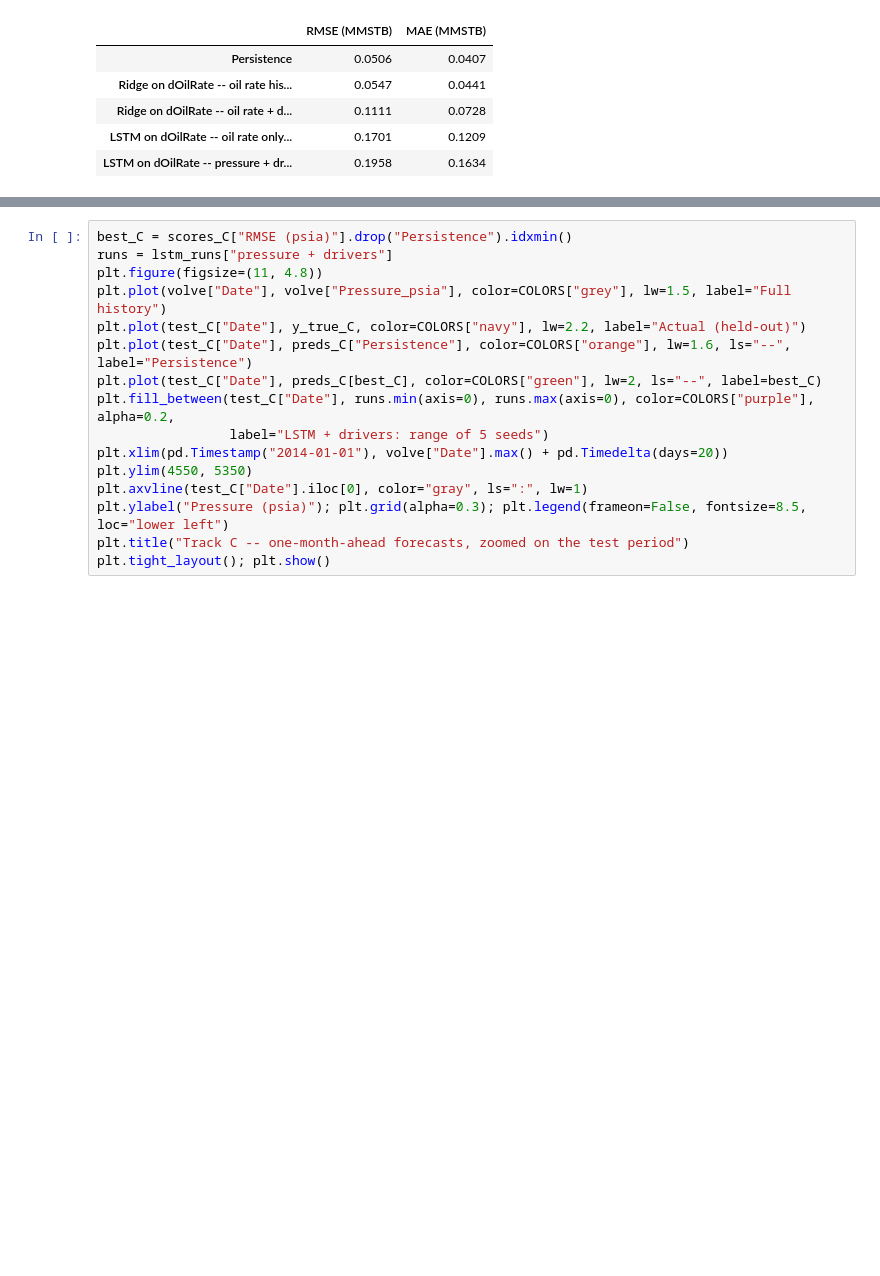
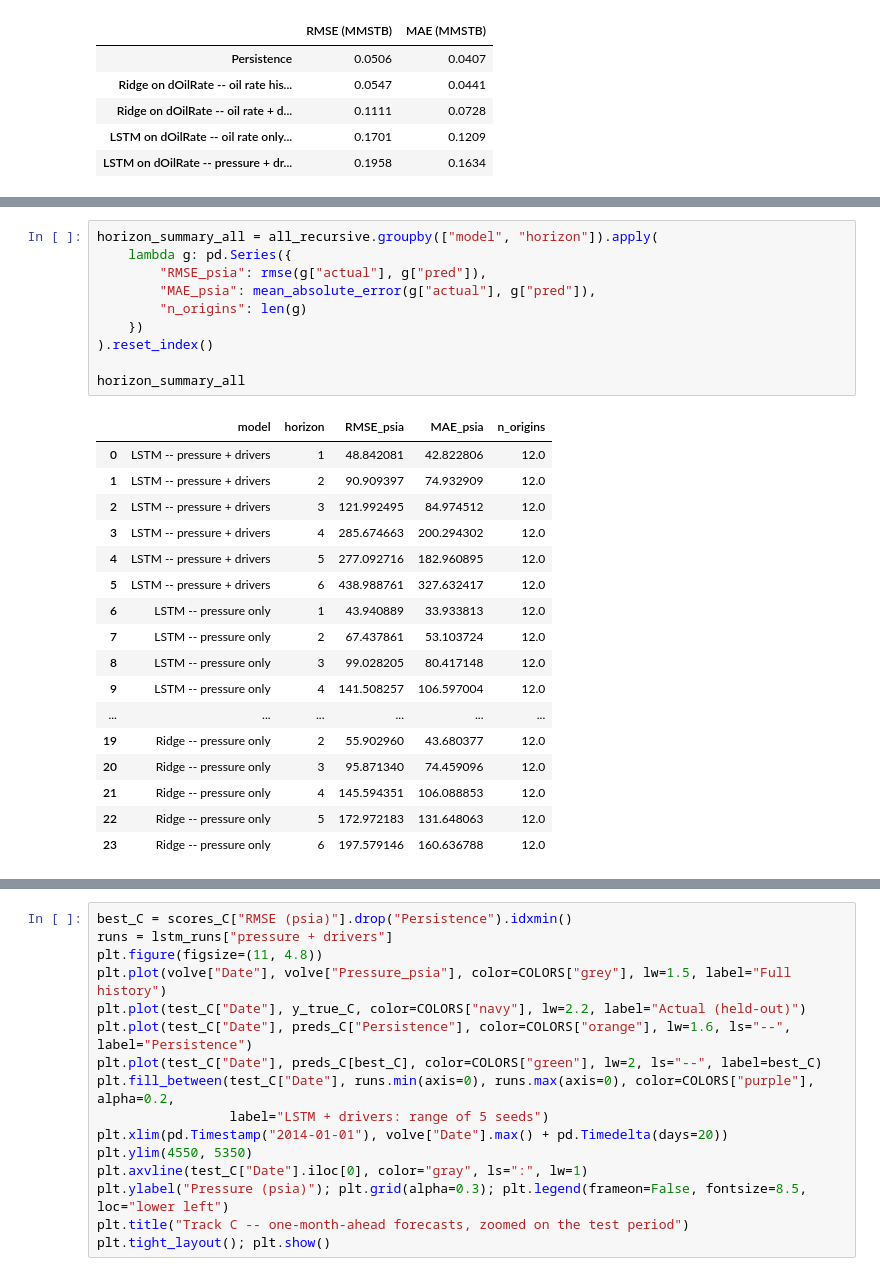
Before and after one commit to sadaraka-kadi/ml4pe-pressure-forecasting, a Jupyter notebook: notebooks/capstone.ipynb, the cells around one changed output, grey strips where cells are left out. Saved outputs shown, nothing was run; the diff lists cells and outputs as text; blank space fills up the shorter version.

```diff
--- a/notebooks/capstone.ipynb
+++ b/notebooks/capstone.ipynb
@@ -728,0 +940,28 @@ oil_scores
+# %%
+horizon_summary_all = all_recursive.groupby(["model", "horizon"]).apply(
+    lambda g: pd.Series({
+        "RMSE_psia": rmse(g["actual"], g["pred"]),
+        "MAE_psia": mean_absolute_error(g["actual"], g["pred"]),
+        "n_origins": len(g)
+    })
+).reset_index()
+
+horizon_summary_all
+# %% [output]
+|  | model | horizon | RMSE_psia | MAE_psia | n_origins |
+| 0 | LSTM -- pressure + drivers | 1 | 48.842081 | 42.822806 | 12.0 |
+| 1 | LSTM -- pressure + drivers | 2 | 90.909397 | 74.932909 | 12.0 |
+| 2 | LSTM -- pressure + drivers | 3 | 121.992495 | 84.974512 | 12.0 |
+| 3 | LSTM -- pressure + drivers | 4 | 285.674663 | 200.294302 | 12.0 |
+| 4 | LSTM -- pressure + drivers | 5 | 277.092716 | 182.960895 | 12.0 |
+| 5 | LSTM -- pressure + drivers | 6 | 438.988761 | 327.632417 | 12.0 |
+| 6 | LSTM -- pressure only | 1 | 43.940889 | 33.933813 | 12.0 |
+| 7 | LSTM -- pressure only | 2 | 67.437861 | 53.103724 | 12.0 |
+| 8 | LSTM -- pressure only | 3 | 99.028205 | 80.417148 | 12.0 |
+| 9 | LSTM -- pressure only | 4 | 141.508257 | 106.597004 | 12.0 |
+| ... | ... | ... | ... | ... | ... |
+| 19 | Ridge -- pressure only | 2 | 55.902960 | 43.680377 | 12.0 |
+| 20 | Ridge -- pressure only | 3 | 95.871340 | 74.459096 | 12.0 |
+| 21 | Ridge -- pressure only | 4 | 145.594351 | 106.088853 | 12.0 |
+| 22 | Ridge -- pressure only | 5 | 172.972183 | 131.648063 | 12.0 |
+| 23 | Ridge -- pressure only | 6 | 197.579146 | 160.636788 | 12.0 |
```
Also changed, not shown: parts of 12 cells of this notebook.
